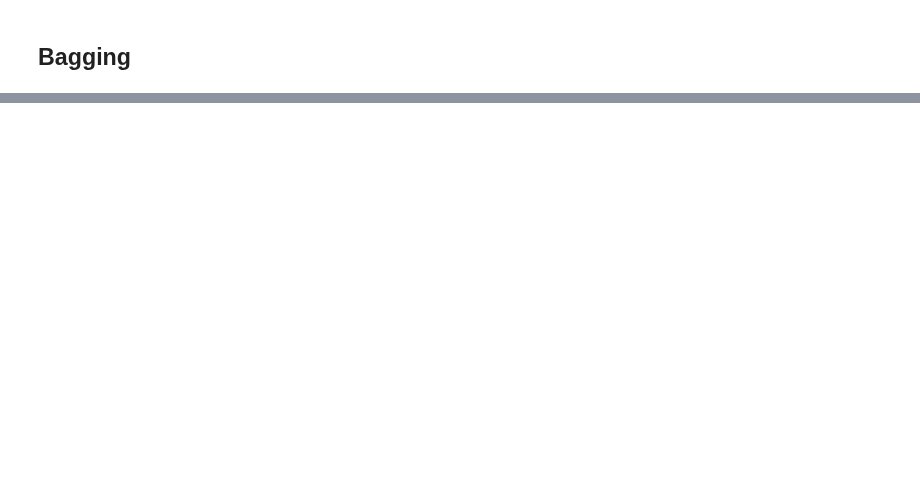
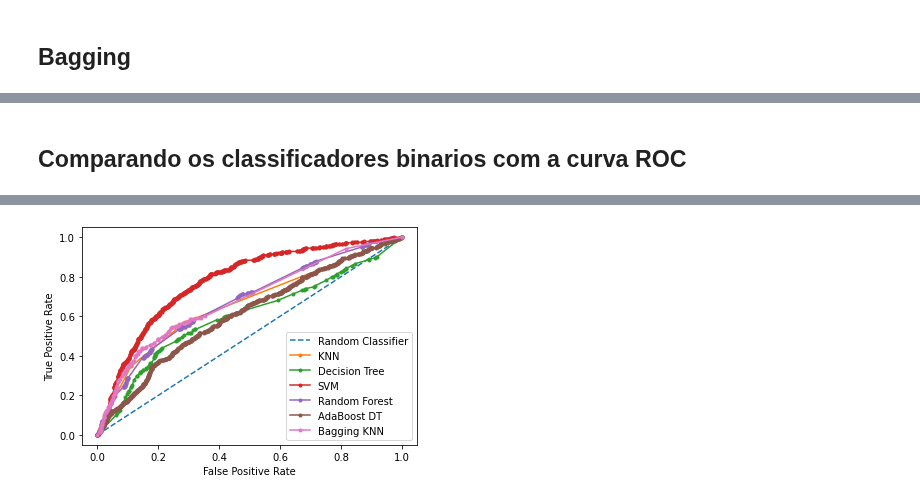
Before and after one commit to ivarejao/NLP-with-Disaster-Tweets, a Jupyter notebook: FinalProject-IgorVarejão-VitorBonella.ipynb, the cells around one changed output, grey strips where cells are left out. Cells and saved outputs as stored; diff of their text form; code cells hidden in the pictures; blank space fills up the shorter version.

```diff
--- a/FinalProject-IgorVarejão-VitorBonella.ipynb
+++ b/FinalProject-IgorVarejão-VitorBonella.ipynb
@@ -523,0 +555,28 @@ bag = test_classifier(BaggingClassifier(base_estimator=knn_bag, n_estimators=20,
+# %% [markdown]
+## Comparando os classificadores binarios com a curva ROC
+# %%
+from sklearn.metrics import roc_curve
+from sklearn.metrics import roc_auc_score
+
+eq_probs = [0 for _ in range(len(y_test))] #Classificador equiprovavel , classifica com 50% de chance
+eq_fpr , eq_tpr , _ = roc_curve(y_test,eq_probs)
+plt.plot(eq_fpr,eq_tpr,linestyle='--',label = "Random Classifier")
+
+classifiers = [knn,dt,svm,rf,boost,bag]
+label = ["KNN","Decision Tree","SVM","Random Forest","AdaBoost DT","Bagging KNN"]
+for classifier,label in zip(classifiers,label):
+    class_probs = classifier.predict_proba(X_test)
+    class_probs = class_probs[:,1] #apenas a chance de classificar a classe positiva
+
+    class_fpr , class_tpr , _ = roc_curve(y_test,class_probs)
+    plt.plot(class_fpr,class_tpr,marker='.',label = label)
+
+
+
+plt.xlabel('False Positive Rate')
+plt.ylabel('True Positive Rate')
+
+plt.legend()
+
+plt.show()
+# %% [output]
@@ -523,0 +589 @@ bag = test_classifier(BaggingClassifier(base_estimator=knn_bag, n_estimators=20,
+[figure, added]
```
Also changed, not shown: parts of 13 cells of this notebook.
